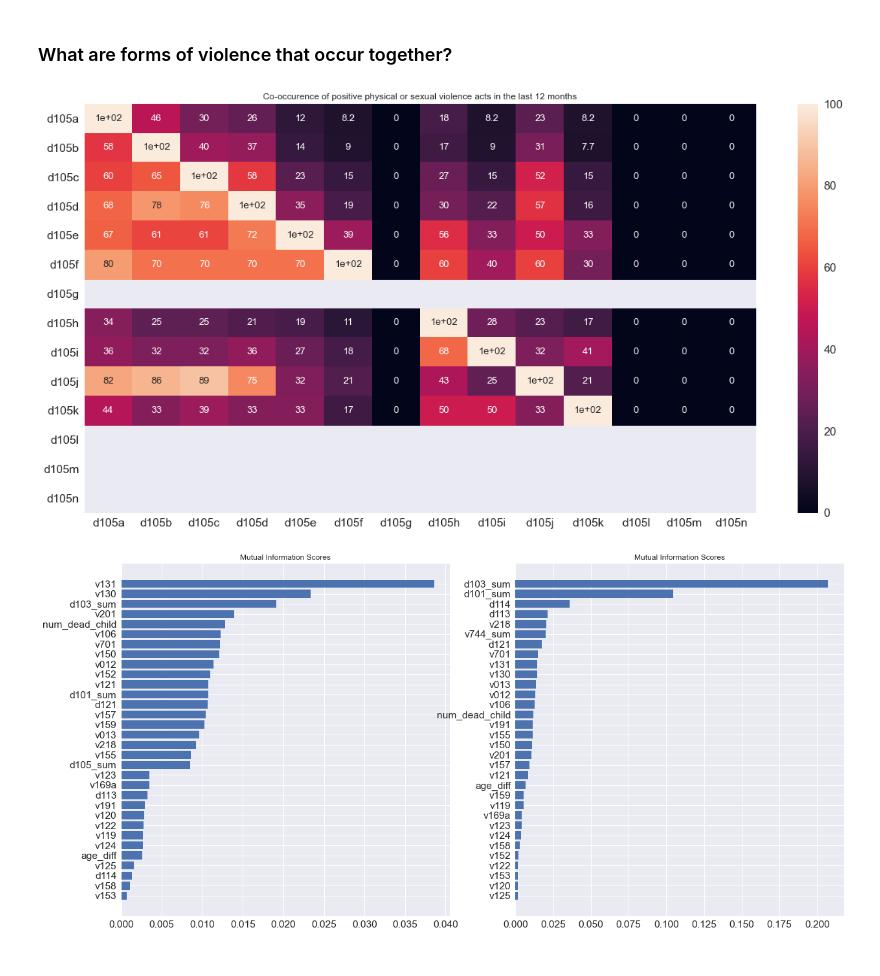
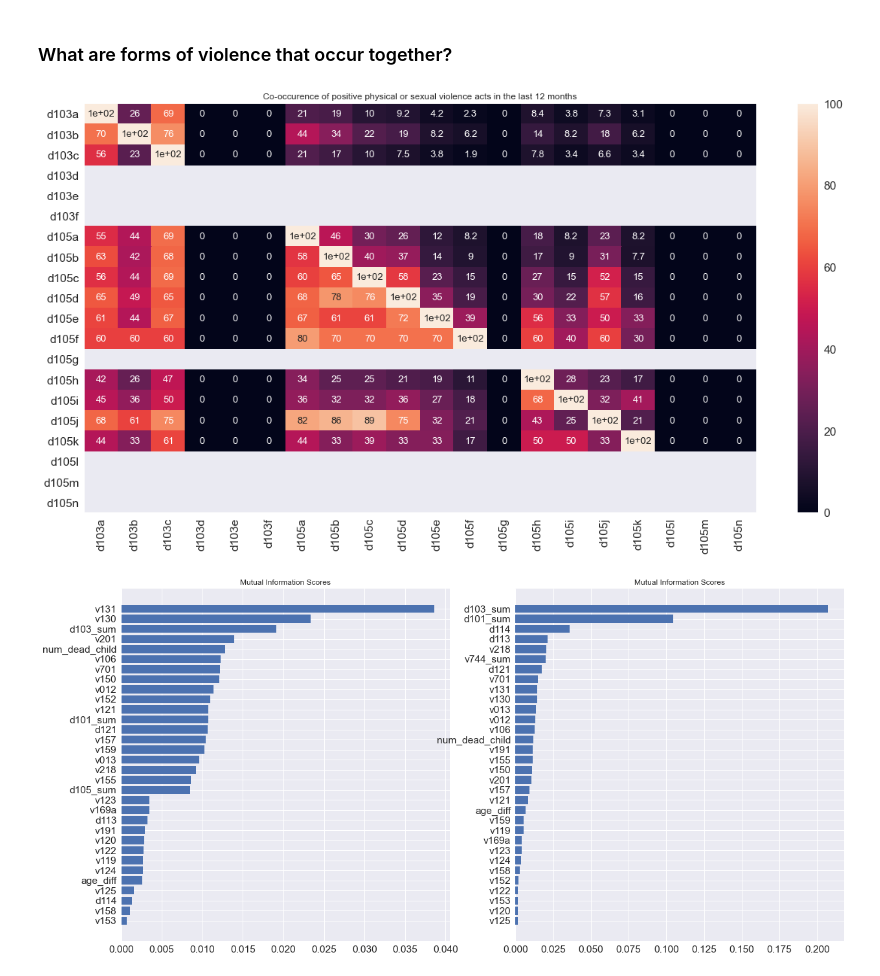
Before and after one commit to abauville/wai_hackathon_2021, a Jupyter notebook: DHS_IR.ipynb, the cells around one changed output. Saved outputs shown, nothing was run; the diff lists cells and outputs as text; code cells hidden in the pictures.

Commit message:
updated graph for ettore

```diff
--- a/DHS_IR.ipynb
+++ b/DHS_IR.ipynb
@@ -284,16 +284,17 @@ sns.barplot(y=physical_violence_questions_sum/num_physical_violence_respondent,
 # %% [markdown]
 ### What are forms of violence that occur together?
 # %%
-list_col = [key + letter for letter in 'abcdefghijklmnopqrstuvwxyz'[:cleaning_dict[key]['num_questions']]]
+list_col = cleaning_dict[emotional_violence]['list_col']
+list_col += cleaning_dict[physical_violence]['list_col']
 temp = df[list_col]
 co_occurence = (temp.T@temp)#.values
 for i in range(co_occurence.shape[0]):
     co_occurence.iloc[i,:] /= co_occurence.iloc[i,i]
 
 sns.heatmap(co_occurence*100,annot=True)
 _ = plt.title("Co-occurence of positive physical or sexual violence acts in the last 12 months")
 # %% [output]
-[figure, old version]
+[figure, new version]
 # %%
 # Select some features for mutual information analysis
 list_col_model = [edu, age, age_group, litteracy,
```
Also changed, not shown: parts of 4 cells of this notebook.
